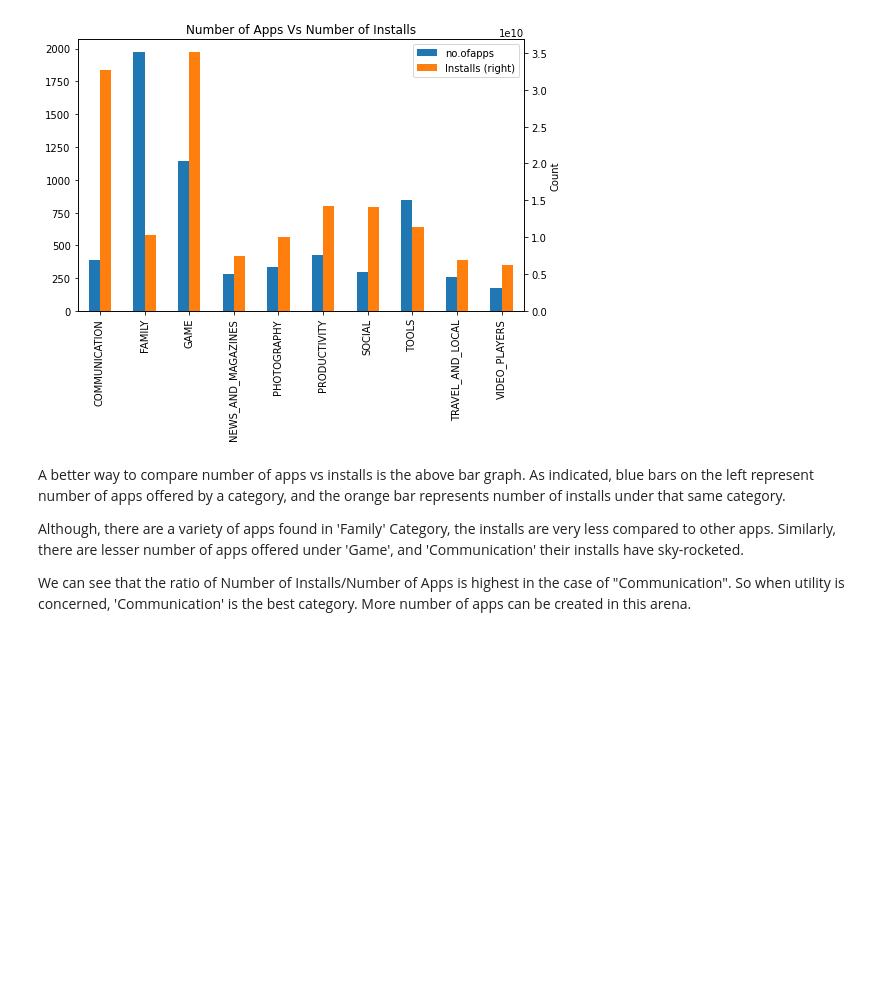
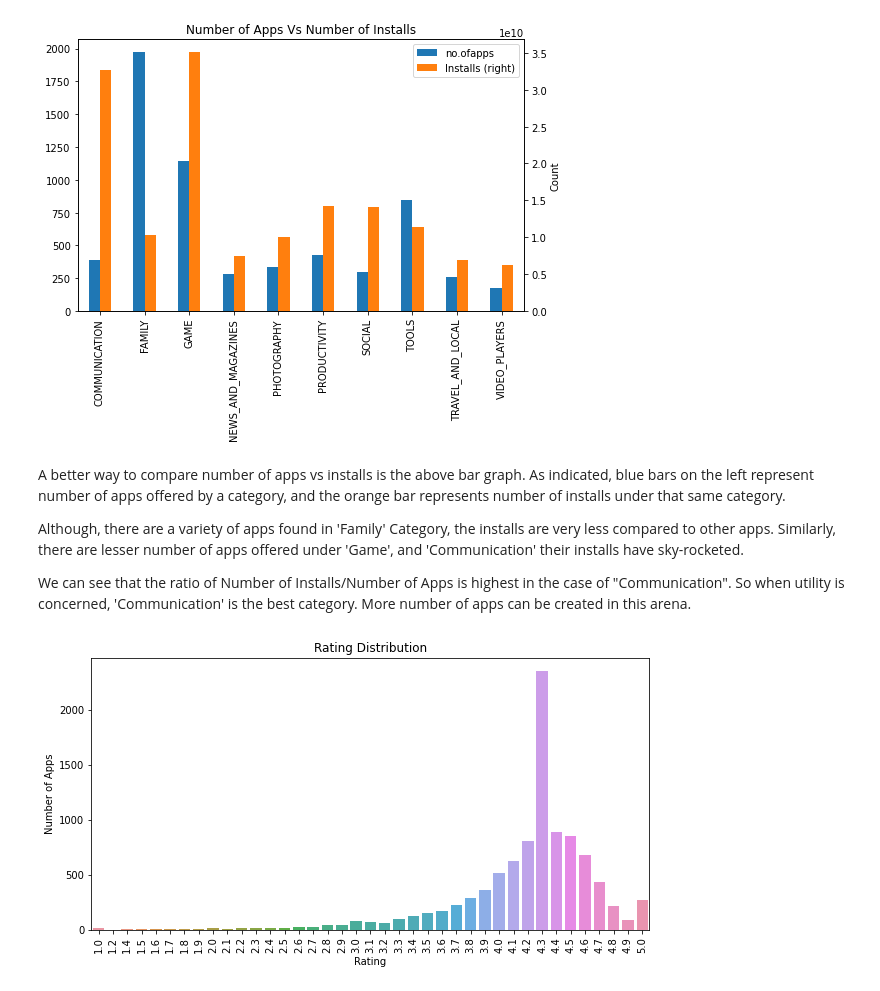
Before and after one commit to Pooja-Dalwani/PlayStoreAppReviewAnalysisEDA, a Jupyter notebook: Capstone_Project_PlayStoreAppReviewAnalysis.ipynb, the cells around one changed output. Saved outputs shown, nothing was run; the diff lists cells and outputs as text; code cells hidden in the pictures; blank space fills up the shorter version.

```diff
--- a/Capstone_Project_PlayStoreAppReviewAnalysis.ipynb
+++ b/Capstone_Project_PlayStoreAppReviewAnalysis.ipynb
@@ -504,3 +504,12 @@ As indicated, blue bars on the left represent number of apps offered by a catego
 Although, there are a variety of apps found in 'Family' Category, the installs are very less compared to other apps. Similarly, there are lesser number of apps offered under 'Game', and 'Communication' their installs have sky-rocketed.
 
 We can see that the ratio of Number of Installs/Number of Apps is highest in the case of "Communication". So when utility is concerned, 'Communication' is the best category. More number of apps can be created in this arena.
+# %%
+plt.figure(figsize=(10, 5))
+sns.countplot(x='Rating', data=temp_df)
+plt.title('Rating Distribution')
+plt.xticks(rotation=90)
+plt.ylabel('Number of Apps')
+plt.show()
+# %% [output]
+[figure, added]
```
Also changed, not shown: parts of 8 cells of this notebook.
